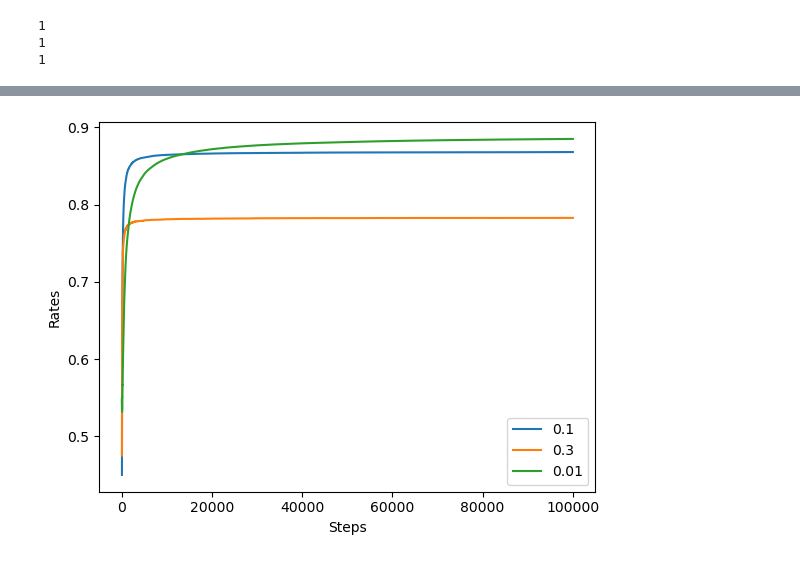
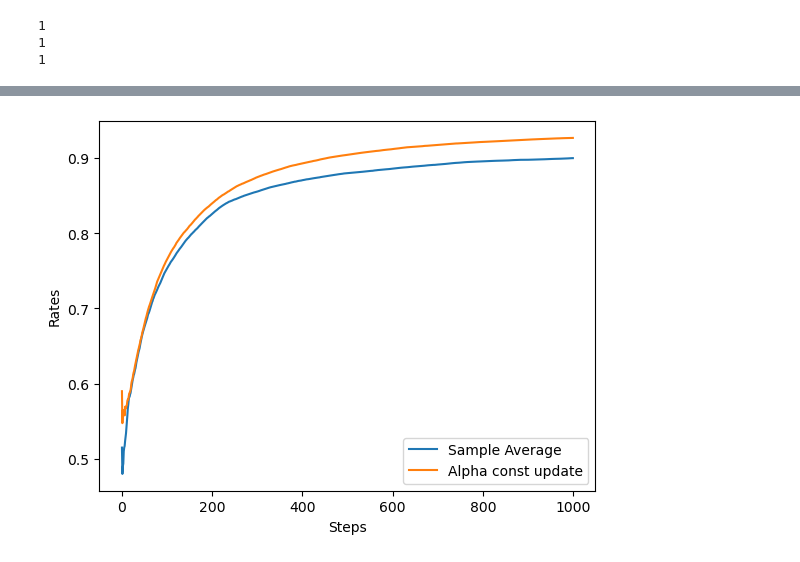
Before and after one commit to superoreoooooo/S251, a Jupyter notebook: ReinforcementLearning/p0310.ipynb, the cells around one changed output, grey strips where cells are left out. Saved outputs shown, nothing was run; the diff lists cells and outputs as text; code cells hidden in the pictures.

```diff
--- a/ReinforcementLearning/p0310.ipynb
+++ b/ReinforcementLearning/p0310.ipynb
@@ -162,9 +162,9 @@ plt.show()
 # %%
 runs = 200
-steps = 100000
+steps = 1000
 epsilon = 0.1
 total_rates = np.zeros((runs, steps))
-epsilons = [0.1, 0.3, 0.01]
+epsilons = [x / 100 for x in range(0, 100, 1)]#[0.1, 0.3, 0.01]
 avg_rates_by_epsilons = np.zeros((len(epsilons), steps))
 
 for epsilon in epsilons :
@@ -195,5 +195,73 @@ for x in epsilons :
     plt.plot(avg_rates_by_epsilons[epsilons.index(x)])
 plt.legend(epsilons)
 plt.show()
-# %% [output]
-[figure, removed]
+# %%
+class NonStatBandit :
+    def __init__(self, arms = 10):
+        self.arms = arms
+        self.rates = np.random.rand(arms)
+
+    def play(self, arm) :
+        rate = self.rates[arm]
+        self.rates += 0.1 * np.random.randn(self.arms)
+
+        if (rate > np.random.rand()) :
+            return 1
+        else :
+            return 0
+
+class AlphaAgent :
+    def __init__(self, epsilon, alpha, action_size = 10) :
+        self.epsilon = epsilon
+        self.Qs = np.zeros(action_size)
+        self.alpha = alpha
+
+    def update(self, action, reward) :
+        self.Qs[action] += (reward - self.Qs[action]) * self.alpha
+
+    def get_action(self) :
+        if (self.epsilon > np.random.rand()) :
+            return np.random.randint(0, len(self.Qs))
+        else :
+            return np.argmax(self.Qs)
+
+runs = 200
+steps = 1000
+epsilon = 0.1
+total_rates = np.zeros((runs, steps))
+agents = ['Sample Average', 'Alpha const update']
+avg_rates_by_agents = np.zeros((len(agents), steps))
+
+for agentName in agents :
+    for run in range(runs) :
+        bandit = NonStatBandit()
+        if (agentName == "Sample Average") :
+            agent = Agent(epsilon=epsilon)
+        else :
+            agent = AlphaAgent(epsilon=epsilon, alpha=0.8)
+
+        total_reward = 0
+        total_rewards = []
+        rates = []
+
+        for step in range(steps) :
+            action = agent.get_action()
+            reward = bandit.play(action)
+            agent.update(action, reward)
+            total_reward += reward
+            total_rewards.append(total_reward)
+            rates.append(total_reward / (step + 1))
+
+        total_rates[run] = rates
+
+    avg_rates = np.average(total_rates, axis = 0)
+    avg_rates_by_agents[agents.index(agentName)] = avg_rates
+
+plt.ylabel("Rates")
+plt.xlabel("Steps")
+for x in agents :
+    plt.plot(avg_rates_by_agents[agents.index(x)])
+plt.legend(agents)
+plt.show()
+# %% [output]
+[figure, added]
```
Also changed, not shown: parts of 3 cells of this notebook, 4 other files.
